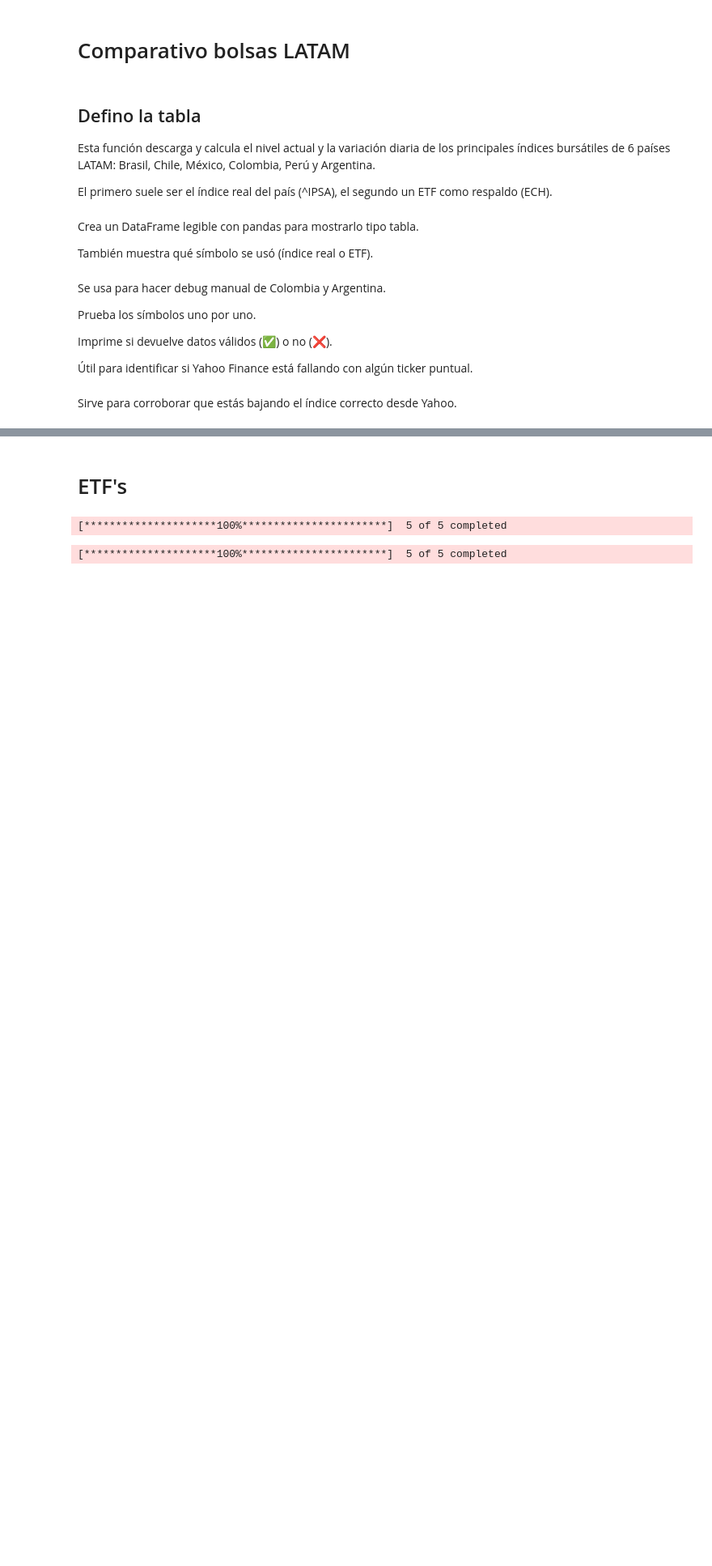
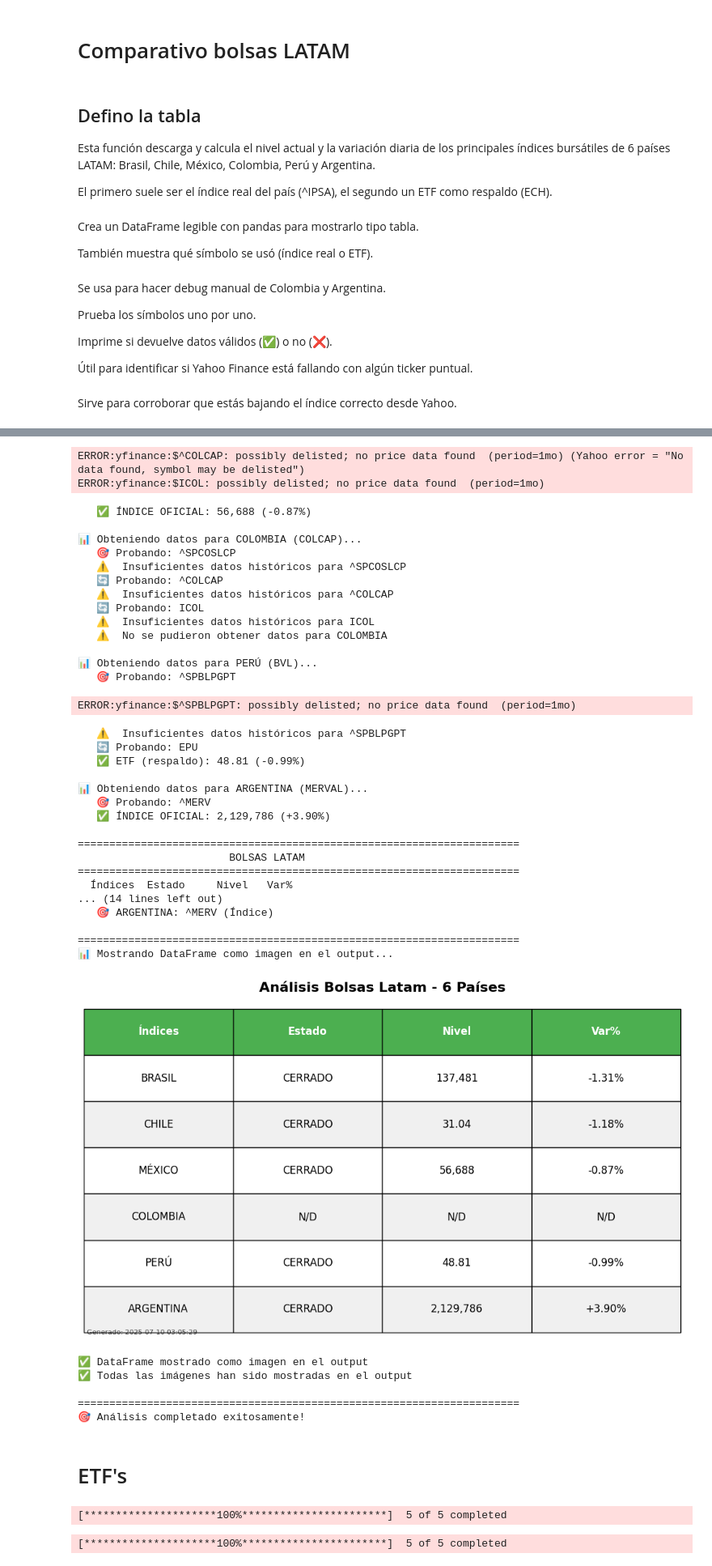
Before and after one commit to lucacamus13/update-LATAM, a Jupyter notebook: update_LATAM.ipynb, the cells around one changed output, grey strips where cells are left out. Shown: that part at 81% size. Cells and saved outputs as stored; diff of their text form; code cells hidden in the pictures; blank space fills up the shorter version.

```diff
--- a/update_LATAM.ipynb
+++ b/update_LATAM.ipynb
@@ -380,0 +389,33 @@ ERROR:yfinance:$^SPBLPGPT: possibly delisted; no price data found  (period=1mo)
+# %%
+# Ejecutar
+if __name__ == "__main__":
+    print("🚀 Iniciando análisis de Bolsas Latam (6 países)")
+    print("=" * 70)
+
+    # Verificar índices específicos
+    verificar_indices_especificos()
+
+    print("\n" + "=" * 70)
+
+    # Ejecutar función principal y capturar el DataFrame
+    df_resultado = mostrar_tabla_con_ipsa()
+
+    print("\n" + "=" * 70)
+    print("📊 Mostrando DataFrame como imagen en el output...")
+
+    # Verificar si se obtuvo un DataFrame
+    if df_resultado is not None and isinstance(df_resultado, pd.DataFrame):
+        # Mostrar imagen principal
+        mostrar_dataframe_como_imagen(df_resultado, "Análisis Bolsas Latam - 6 Países")
+
+        # Mostrar múltiples vistas (if needed - currently commented out)
+        # mostrar_multiples_vistas(df_resultado)
+
+        print("✅ Todas las imágenes han sido mostradas en el output")
+    else:
+        print("❌ No se pudo obtener el DataFrame para mostrar las imágenes")
+        print("   Verifica que la función mostrar_tabla_con_ipsa() retorne un DataFrame")
+
+    print("\n" + "=" * 70)
+    print("🎯 Análisis completado exitosamente!")
+# %% [output]
@@ -381,3 +449,42 @@ ERROR:yfinance:$^SPBLPGPT: possibly delisted; no price data found  (period=1mo)
+ERROR:yfinance:$^COLCAP: possibly delisted; no price data found  (period=1mo) (Yahoo error = "No data found, symbol may be delisted")
+ERROR:yfinance:$ICOL: possibly delisted; no price data found  (period=1mo)
+   ✅ ÍNDICE OFICIAL: 56,688 (-0.87%)
+
+📊 Obteniendo datos para COLOMBIA (COLCAP)...
+   🎯 Probando: ^SPCOSLCP
+   ⚠️  Insuficientes datos históricos para ^SPCOSLCP
+   🔄 Probando: ^COLCAP
+   ⚠️  Insuficientes datos históricos para ^COLCAP
+   🔄 Probando: ICOL
+   ⚠️  Insuficientes datos históricos para ICOL
+   ⚠️  No se pudieron obtener datos para COLOMBIA
+
+📊 Obteniendo datos para PERÚ (BVL)...
+   🎯 Probando: ^SPBLPGPT
+ERROR:yfinance:$^SPBLPGPT: possibly delisted; no price data found  (period=1mo)
+   ⚠️  Insuficientes datos históricos para ^SPBLPGPT
+   🔄 Probando: EPU
+   ✅ ETF (respaldo): 48.81 (-0.99%)
+
+📊 Obteniendo datos para ARGENTINA (MERVAL)...
+   🎯 Probando: ^MERV
+   ✅ ÍNDICE OFICIAL: 2,129,786 (+3.90%)
+
+======================================================================
+                        BOLSAS LATAM
+======================================================================
+  Índices  Estado     Nivel   Var%
+... (14 lines left out)
+   🎯 ARGENTINA: ^MERV (Índice)
+
+======================================================================
+📊 Mostrando DataFrame como imagen en el output...
+[figure, added]
+✅ DataFrame mostrado como imagen en el output
+✅ Todas las imágenes han sido mostradas en el output
+
+======================================================================
+🎯 Análisis completado exitosamente!
 # %% [markdown]
 # ETF's
 # %%
```
Also changed, not shown: parts of 49 cells of this notebook.
